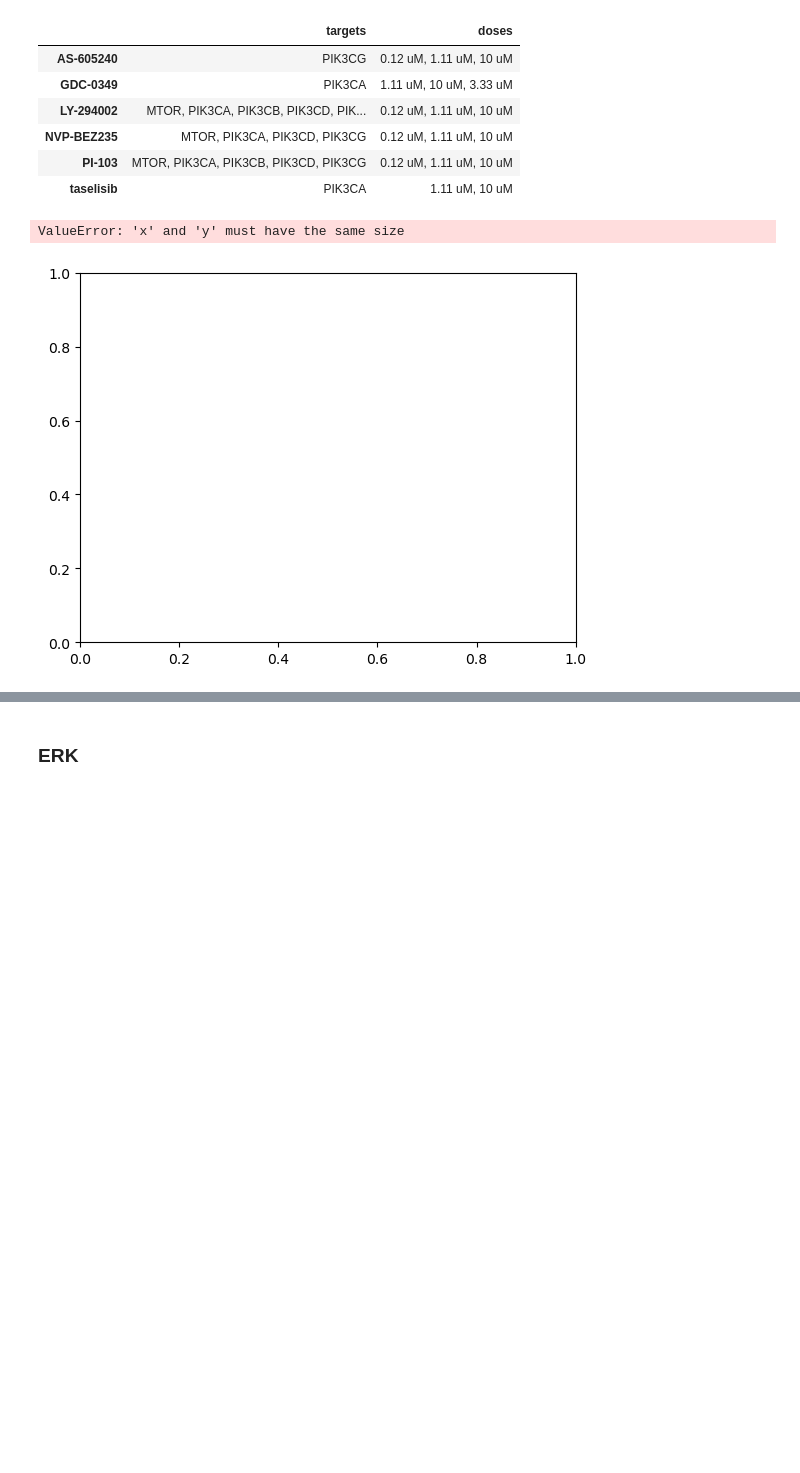
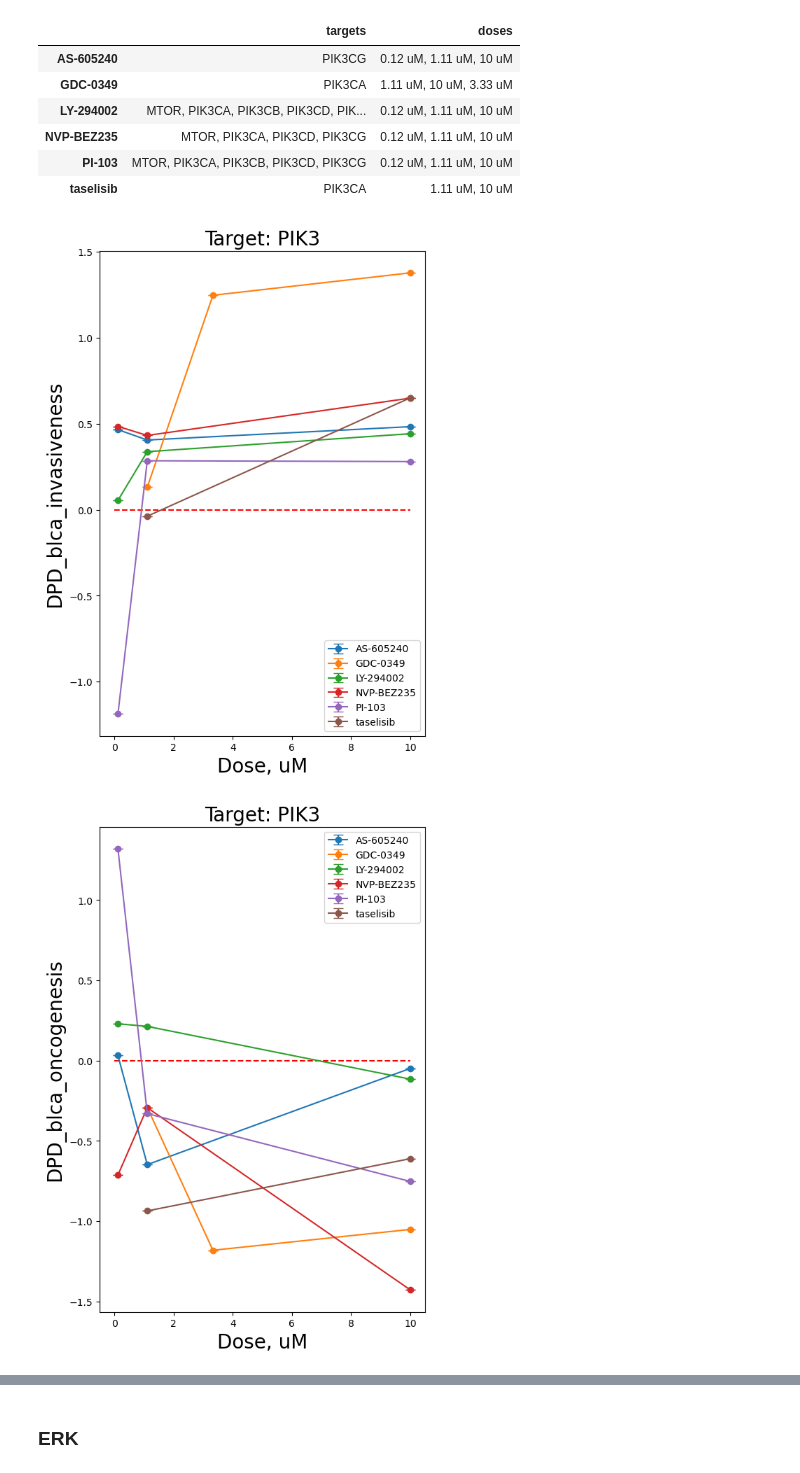
Before and after one commit to jingsday/blca_publication, a Jupyter notebook: blca_publication_Scripts/blca_Scripts_dpds/00_DPD_plots_2020_BLCA_BC3C.ipynb, the cells around one changed output, grey strips where cells are left out. Saved outputs shown, nothing was run; the diff lists cells and outputs as text; code cells hidden in the pictures; blank space fills up the shorter version.

```diff
--- a/blca_publication_Scripts/blca_Scripts_dpds/00_DPD_plots_2020_BLCA_BC3C.ipynb
+++ b/blca_publication_Scripts/blca_Scripts_dpds/00_DPD_plots_2020_BLCA_BC3C.ipynb
@@ -432,31 +430,30 @@ display(target_drugs_df)
 | PI-103 | MTOR, PIK3CA, PIK3CB, PIK3CD, PIK3CG | 0.12 uM, 1.11 uM, 10 uM |
 | taselisib | PIK3CA | 1.11 uM, 10 uM |
 # %%
-target_name = "PI3K"
-target_drugs = drugs_list
-# deleted idelalisib, quercetin because other targets = PIK3CD, PIK3CG (delta, gamma, we use only alpha)
+target_name = "PIK3"
+target_drugs=drugs_list
 
-
-
-for drug in target_drugs:
-    doses = sorted(list(set(sig_info_cell_df.loc[sig_info_cell_df.pert_drug == drug].dose_float)))
-    DPDs = []
-    DPD_errs = []
-    for dose in doses:
-        labels = sig_info_cell_df.loc[(sig_info_cell_df.pert_drug == drug) & (sig_info_cell_df.dose_float == dose)].index
-        DPDs.append(statistics.mean(DPD_df.loc[labels, DPD_val]))
-        if (len(labels) > 1):
-            DPD_errs.append(scipy.stats.sem(DPD_df.loc[labels, DPD_val]))
-        else:
-            DPD_errs.append(0)
-            plt.errorbar(doses, DPDs, yerr = DPD_errs, fmt = "o-", label = drug, capsize = 5)
-plt.legend()
-plt.plot([0,10], [0,0], "--", color = "black")
-plt.xlabel("Dose, uM")
-plt.ylabel("DPD_" + DPD_val)
-plt.title("Target: " + target_name)
-#plt.savefig(os.path.join(out_dir, target_name + "_DPD_" + DPD_val + ".png"), dpi = 300)
-plt.show()
+for DPD_val in states:
+    plt.figure(figsize = (6,9))
+    for drug in target_drugs:
+        doses = sorted(list(set(sig_info_cell_df.loc[sig_info_cell_df.pert_drug == drug].dose_float)))
+        DPDs = []
+        DPD_errs = []
+        for dose in doses:
+            labels = sig_info_cell_df.loc[(sig_info_cell_df.pert_drug == drug) & (sig_info_cell_df.dose_float == dose)].index
+            DPDs.append(statistics.mean(DPD_df.loc[labels, DPD_val]))
+            if (len(labels) > 1):
+                DPD_errs.append(scipy.stats.sem(DPD_df.loc[labels, DPD_val]))
+            else:
+                DPD_errs.append(0)
+        plt.errorbar(doses, DPDs, yerr = DPD_errs, fmt = "o-", label = drug, capsize = 5)
+    plt.legend()
+    plt.plot([0,10], [0,0], "--", color = "red")
+    plt.xlabel("Dose, uM",fontsize=20)
+    plt.ylabel("DPD_" + DPD_val,fontsize=20)
+    plt.title("Target: " + target_name,fontsize=20)
+    #plt.savefig(os.path.join(out_dir, target_name + "_DPD_" + DPD_val + ".png"), dpi = 300)
+    plt.show()
 # %% [output]
-ValueError: 'x' and 'y' must have the same size
-[figure, old version]
+[figure, new version]
+[figure, added]
```
Also changed, not shown: parts of 13 cells of this notebook, 2 other files.
